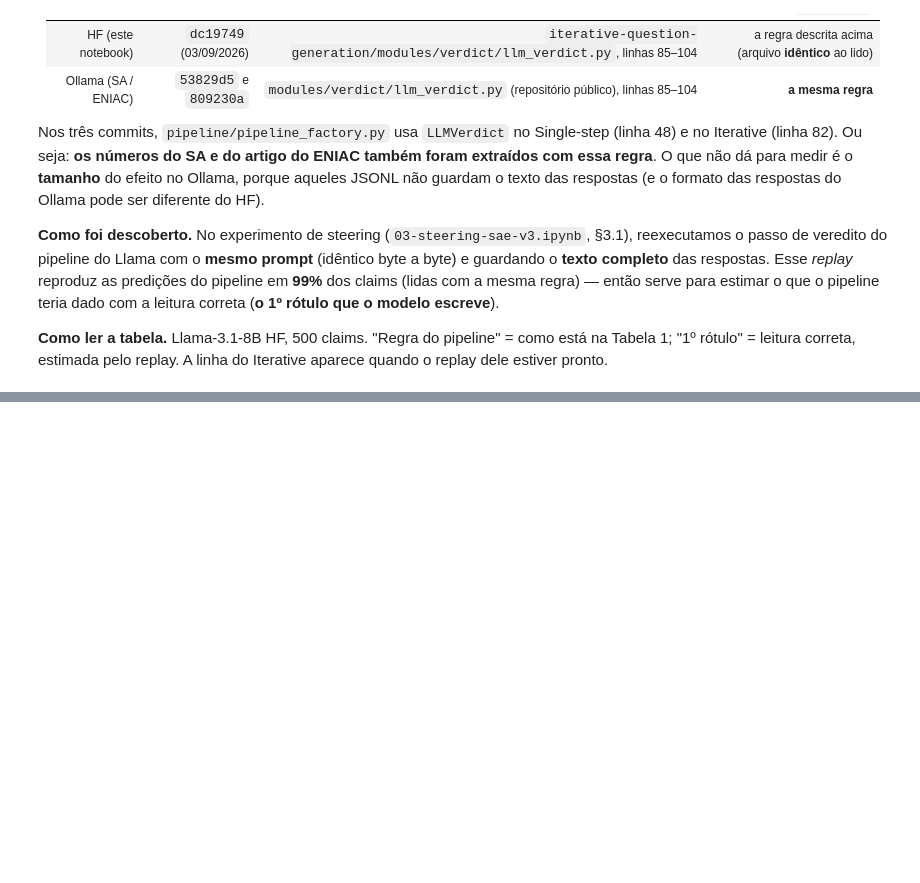
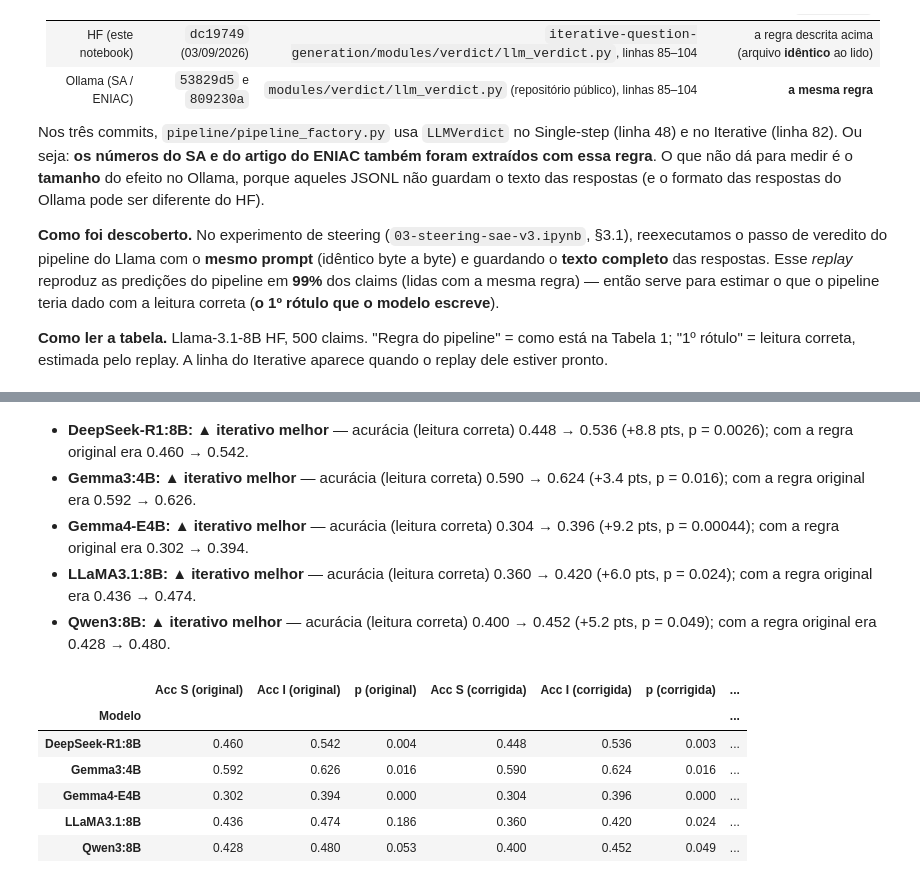
Before and after one commit to lucasfrag/fact-checking-nei-saes, a Jupyter notebook: notebooks/01-single-vs-iterative-it.ipynb, the cells around one changed output, grey strips where cells are left out. Saved outputs shown, nothing was run; the diff lists cells and outputs as text; code cells hidden in the pictures; blank space fills up the shorter version.

```diff
--- a/notebooks/01-single-vs-iterative-it.ipynb
+++ b/notebooks/01-single-vs-iterative-it.ipynb
@@ -442,0 +577,34 @@ guardando o texto), como no replay do Llama — sem refazer a busca de evidênci
+# %%
+from scipy.stats import binomtest
+from IPython.display import Markdown, display
+
+def mcnemar(pa, pb, gold):
+    b = sum((x == g) and (y != g) for x, y, g in zip(pa, pb, gold)); c = sum((x != g) and (y == g) for x, y, g in zip(pa, pb, gold))
+    return binomtest(min(b, c), b + c, 0.5).pvalue if b + c else 1.0
+
+rows, lines = [], []
+for m in HF:
+    S, I = fx[(m, "single")], fx[(m, "iterative")]
+    assert S["ids"] == I["ids"]                         # mesmos claims, mesma ordem
+    pv = mcnemar(S["pred"], I["pred"], S["gold"]); pv0 = mcnemar(S["pipe"], I["pipe"], S["gold"])   # predições originais, alinhadas por claim_id
+    d = I["acc"] - S["acc"]
+    v = ("▲ iterativo melhor" if d > 0 else "▼ iterativo pior") if pv < 0.05 else "= sem diferença significativa"
+    rows.append([NAME[m], hf[(m, "single")]["acc"], hf[(m, "iterative")]["acc"], pv0, S["acc"], I["acc"], pv, v])
+    lines.append(f"- **{NAME[m]}: {v}** — acurácia (leitura correta) {S['acc']:.3f} → {I['acc']:.3f} ({100*d:+.1f} pts, p = {pv:.2g}); "
+                 f"com a regra original era {hf[(m, 'single')]['acc']:.3f} → {hf[(m, 'iterative')]['acc']:.3f}.")
+display(Markdown("\n".join(lines)))
+pd.DataFrame(rows, columns=["Modelo", "Acc S (original)", "Acc I (original)", "p (original)", "Acc S (corrigida)",
+                            "Acc I (corrigida)", "p (corrigida)", "veredito (corrigida)"]).set_index("Modelo").round(3)
+# %% [output]
+- **DeepSeek-R1:8B: ▲ iterativo melhor** — acurácia (leitura correta) 0.448 → 0.536 (+8.8 pts, p = 0.0026); com a regra original era 0.460 → 0.542.
+- **Gemma3:4B: ▲ iterativo melhor** — acurácia (leitura correta) 0.590 → 0.624 (+3.4 pts, p = 0.016); com a regra original era 0.592 → 0.626.
+- **Gemma4-E4B: ▲ iterativo melhor** — acurácia (leitura correta) 0.304 → 0.396 (+9.2 pts, p = 0.00044); com a regra original era 0.302 → 0.394.
+- **LLaMA3.1:8B: ▲ iterativo melhor** — acurácia (leitura correta) 0.360 → 0.420 (+6.0 pts, p = 0.024); com a regra original era 0.436 → 0.474.
+- **Qwen3:8B: ▲ iterativo melhor** — acurácia (leitura correta) 0.400 → 0.452 (+5.2 pts, p = 0.049); com a regra original era 0.428 → 0.480.
+|  | Acc S (original) | Acc I (original) | p (original) | Acc S (corrigida) | Acc I (corrigida) | p (corrigida) | ... |
+| Modelo |  |  |  |  |  |  | ... |
+| DeepSeek-R1:8B | 0.460 | 0.542 | 0.004 | 0.448 | 0.536 | 0.003 | ... |
+| Gemma3:4B | 0.592 | 0.626 | 0.016 | 0.590 | 0.624 | 0.016 | ... |
+| Gemma4-E4B | 0.302 | 0.394 | 0.000 | 0.304 | 0.396 | 0.000 | ... |
+| LLaMA3.1:8B | 0.436 | 0.474 | 0.186 | 0.360 | 0.420 | 0.024 | ... |
+| Qwen3:8B | 0.428 | 0.480 | 0.053 | 0.400 | 0.452 | 0.049 | ... |
```
Also changed, not shown: parts of 13 cells of this notebook, 5 other files.
